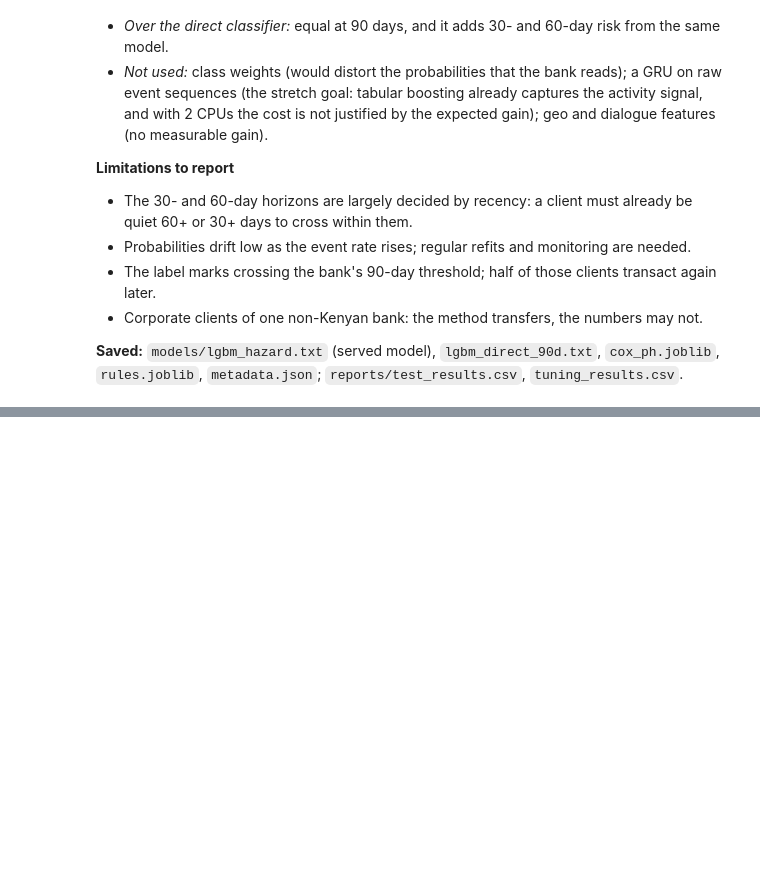
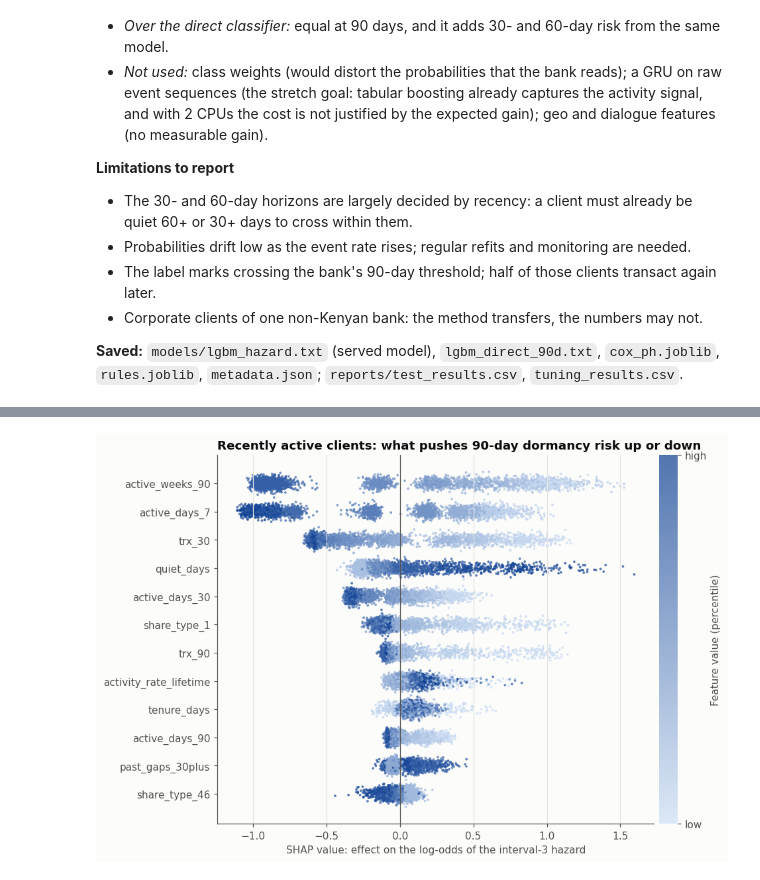
Before and after one commit to tintinWanyoike/084045_dsa_8401_capstone_project, a Jupyter notebook: notebook.ipynb, the cells around one changed output, grey strips where cells are left out. Cells and saved outputs as stored; diff of their text form; code cells hidden in the pictures; blank space fills up the shorter version.

```diff
--- a/notebook.ipynb
+++ b/notebook.ipynb
@@ -2990,0 +3086,20 @@ zsh:1: no matches found: Project/084045_dsa_8401_capstone_project/reports/*.csv
+# %%
+def shap_values(m, df, k):
+    X = X_for(df, k)
+    c = m.predict(X, pred_contrib=True)
+    raw = m.predict(X, raw_score=True)
+    assert np.allclose(c.sum(axis=1), raw, atol=1e-6), "SHAP values must add up to the raw score"
+    return pd.DataFrame(c[:, :-1], columns=CORE + ["k"], index=df.index), c[:, -1]
+
+
+rng = np.random.default_rng(42)
+recent = test[test["recently_active"]]
+sample = recent.iloc[rng.choice(len(recent), 20_000, replace=False)]
+h = hazards(model, sample)
+p90 = 1 - np.prod(1 - h, axis=1)
+print(f"recently active sample: share of 90-day risk from interval 3 = {np.median(h[:, 2] * (1 - h[:, 0]) * (1 - h[:, 1]) / p90):.1%} (median)")
+
+shap3, base3 = shap_values(model, sample, 3)
+shap3 = shap3.drop(columns="k")             # the interval itself is the same for every row here
+importance = shap3.abs().mean().sort_values(ascending=False)
+importance.head(12).to_frame("mean |SHAP|")
@@ -2990,0 +3123,24 @@ zsh:1: no matches found: Project/084045_dsa_8401_capstone_project/reports/*.csv
+# %%
+top = importance.head(12).index[::-1]
+cmap = LinearSegmentedColormap.from_list("blues", ["#cfe0f5", "#0b3d91"])
+fig, ax = plt.subplots(figsize=(9, 6))
+for i, f in enumerate(top):
+    idx = rng.choice(len(sample), 3000, replace=False)
+    x = shap3[f].to_numpy()[idx]
+    v = sample[f].rank(pct=True).to_numpy()[idx]
+    y = i + rng.normal(0, 0.12, len(idx))
+    sc = ax.scatter(x, y, c=v, cmap=cmap, s=6, alpha=0.7, linewidths=0, vmin=0, vmax=1)
+ax.axvline(0, color=INK_2, lw=0.8)
+ax.set_yticks(range(len(top)), top)
+ax.set_xlabel("SHAP value: effect on the log-odds of the interval-3 hazard")
+ax.grid(axis="x", color=GRID)
+ax.grid(axis="y", visible=False)
+cb = fig.colorbar(sc, ax=ax, pad=0.01, ticks=[0, 1])
+cb.ax.set_yticklabels(["low", "high"])
+cb.set_label("Feature value (percentile)", color=INK_2)
+cb.outline.set_visible(False)
+ax.set_title("Recently active clients: what pushes 90-day dormancy risk up or down")
+plt.tight_layout()
+plt.show()
+# %% [output]
+[figure, added]
```
Also changed, not shown: parts of 31 cells of this notebook, 3 other files.
